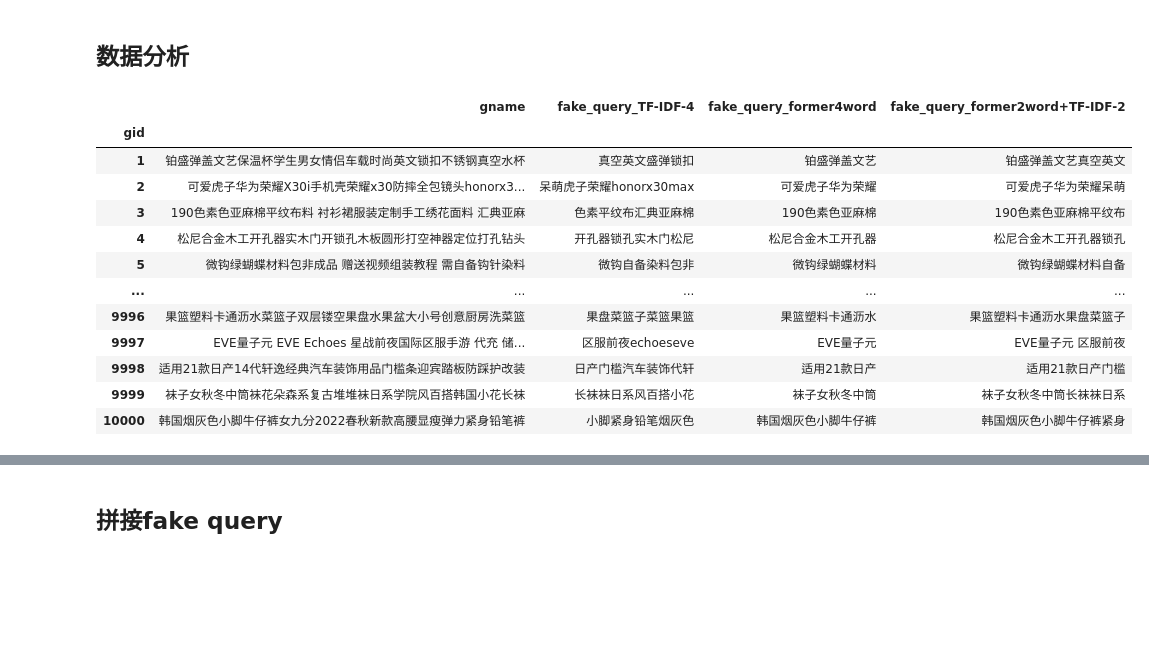
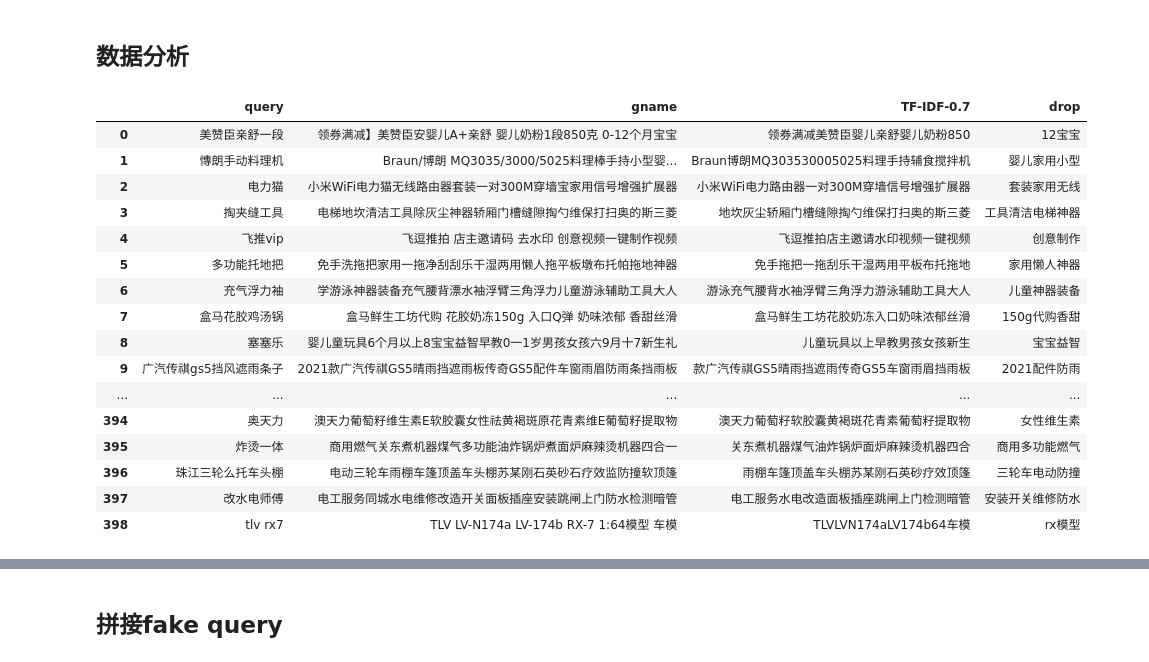
Before and after one commit to YuZhang10/Ali_Ecom_Search_Contest_2021, a Jupyter notebook: simcse.ipynb, the cells around one changed output, grey strips where cells are left out. Cells and saved outputs as stored; diff of their text form; code cells hidden in the pictures; blank space fills up the shorter version.

```diff
--- a/simcse.ipynb
+++ b/simcse.ipynb
@@ -95,52 +95,91 @@ import math
 import jieba
 from collections import Counter
 from tqdm import tqdm
+import pandas as pd
+corpus_data = pd.read_csv("./data/simple_corpus.csv")
 sentences = []
 word_set = set()
-temp = corpus_data.head(10000).copy()
+temp = corpus_data.head(10).copy()
 for row in tqdm(temp.gname.values.tolist()):
     seg_list = list(jieba.cut(row, cut_all=False))
     # sentence = " ".join([seg for seg in seg_list if seg != '' and seg != "\n" and seg != "\n\n"])
     sentences.append(seg_list)
     word_set.update(set(seg_list))
+# %%
+import math
+import jieba
+from collections import Counter
+from tqdm import tqdm
+import pandas as pd
+corpus_data = pd.read_csv("./data/simple_full_query_corpus_pairs.csv")
 # %%
 # tf idf
-from sklearn.feature_extraction.text import TfidfVectorizer,CountVectorizer,TfidfTransformer
-vectorizer = CountVectorizer()
-transformer = TfidfTransformer()
+from sklearn.feature_extraction.text import TfidfVectorizer
+import numpy as np
+sentences = []
+word_set = set()
+temp = corpus_data.head(10000).copy()
+for row in tqdm(temp.gname.values.tolist()):
+    seg_list = list(jieba.cut(row, cut_all=False))
+    # sentence = " ".join([seg for seg in seg_list if seg != '' and seg != "\n" and seg != "\n\n"])
+    sentences.append(seg_list)
+    word_set.update(set(seg_list))
 concat_sentences = [" ".join(sent) for sent in sentences]
-tfidf = transformer.fit_transform(vectorizer.fit_transform(concat_sentences))
+vectorizer = TfidfVectorizer()
+X = vectorizer.fit_transform(concat_sentences)
 word_array = np.array(vectorizer.get_feature_names()) #所有文本的关键字
-weight = tfidf.toarray()              #对应的tfidf矩阵
-# 取每一个的重要性前10的单词，伪造一个query
-import numpy as np
-n = 4
-top_word_idx = np.argpartition(weight, -n, axis=1)[:,-n:]
+weights = X.toarray()              #对应的tfidf矩阵
+# 抽取weight前n的词
+# n = 10
+# top_word_idx = np.argpartition(weight, -n, axis=1)[:,-n:]
+ratio = 0.7
 tf_idf_query = []
-for i in range(len(top_word_idx)):
-    tf_idf_query.append(word_array[top_word_idx[i]].tolist())
+drop_words = []
+for i in tqdm(range(len(weights))):
+    weight = weights[i]
+    sentence = sentences[i]
+    mask_w = weight[np.nonzero(weight)]
+    mask_word = word_array[np.nonzero(weight)]
+    score_rank = sorted(mask_w)
+    drop_cnt = int((1-ratio)*len(score_rank))
+    threshold = score_rank[drop_cnt]
+    chosen_ids = np.where(weight>=threshold)[0]
+    chosen_words = word_array[chosen_ids]
+    drop_word = word_array[np.where((weight<threshold) & (weight>0))[0]]
+    # print(f"drop {drop_word}")
+    # print(f"chosen word {chosen_words}")
+    # print(mask_word)
+    # print(sentence)
+    assert len(chosen_ids)+len(drop_word) == len(mask_w), f"{len(chosen_ids)},{drop_cnt},{len(mask_w)}"
+    tf_idf_query.append([word for word in sentence if word.lower() in chosen_words])
+    drop_words.append(drop_word)
 # print(fake_query)
-temp[f"fake_query_TF-IDF-{n}"] = ["".join(ws) for ws in fake_query]
+temp[f"TF-IDF-{ratio}"] = ["".join(ws) for ws in tf_idf_query]
+temp[f"drop"] = ["".join(ws) for ws in drop_words]
 # def f(x):
 #     L = len(x.gname)
 #     cut_at = min(L//2,10)
 #     return x.gname[:cut_at]
 # temp['fake_query_former10'] = temp.apply(f,axis=1)
-temp[f'fake_query_former4word'] = ["".join(sent[:4]) for sent in sentences]
-temp['fake_query_former2word+TF-IDF-2'] = ["".join(list(dict.fromkeys(sent[:4]+tfidf[:2]))) for sent,tfidf in zip(sentences,tf_idf_query)]
-with pd.option_context('display.max_rows', 100):
-    display(temp)
+# temp[f'fake_query_former4word'] = ["".join(sent[:4]) for sent in sentences]
+# temp['fake_query_former2word+TF-IDF-2'] = ["".join(list(dict.fromkeys(sent[:4]+tfidf[:2]))) for sent,tfidf in zip(sentences,tf_idf_query)]
+with pd.option_context('display.max_rows', None):
+    display(temp.head(1000))
 # %% [output]
-|  | gname | fake_query_TF-IDF-4 | fake_query_former4word | fake_query_former2word+TF-IDF-2 |
-| gid |  |  |  |  |
-| 1 | 铂盛弹盖文艺保温杯学生男女情侣车载时尚英文锁扣不锈钢真空水杯 | 真空英文盛弹锁扣 | 铂盛弹盖文艺 | 铂盛弹盖文艺真空英文 |
-| 2 | 可爱虎子华为荣耀X30i手机壳荣耀x30防摔全包镜头honorx3... | 呆萌虎子荣耀honorx30max | 可爱虎子华为荣耀 | 可爱虎子华为荣耀呆萌 |
-| 3 | 190色素色亚麻棉平纹布料 衬衫裙服装定制手工绣花面料 汇典亚麻 | 色素平纹布汇典亚麻棉 | 190色素色亚麻棉 | 190色素色亚麻棉平纹布 |
-| 4 | 松尼合金木工开孔器实木门开锁孔木板圆形打空神器定位打孔钻头 | 开孔器锁孔实木门松尼 | 松尼合金木工开孔器 | 松尼合金木工开孔器锁孔 |
-| 5 | 微钩绿蝴蝶材料包非成品 赠送视频组装教程 需自备钩针染料 | 微钩自备染料包非 | 微钩绿蝴蝶材料 | 微钩绿蝴蝶材料自备 |
+|  | query | gname | TF-IDF-0.7 | drop |
+| 0 | 美赞臣亲舒一段 | 领券满减】美赞臣安婴儿A+亲舒 婴儿奶粉1段850克 0-12个月宝宝 | 领券满减美赞臣婴儿亲舒婴儿奶粉850 | 12宝宝 |
+| 1 | 慱朗手动料理机 | Braun/博朗 MQ3035/3000/5025料理棒手持小型婴... | Braun博朗MQ303530005025料理手持辅食搅拌机 | 婴儿家用小型 |
+| 2 | 电力猫 | 小米WiFi电力猫无线路由器套装一对300M穿墙宝家用信号增强扩展器 | 小米WiFi电力路由器一对300M穿墙信号增强扩展器 | 套装家用无线 |
+| 3 | 掏夹缝工具 | 电梯地坎清洁工具除灰尘神器轿厢门槽缝隙掏勺维保打扫奥的斯三菱 | 地坎灰尘轿厢门槽缝隙掏勺维保打扫奥的斯三菱 | 工具清洁电梯神器 |
+| 4 | 飞推vip | 飞逗推拍 店主邀请码 去水印 创意视频一键制作视频 | 飞逗推拍店主邀请水印视频一键视频 | 创意制作 |
+| 5 | 多功能托地把 | 免手洗拖把家用一拖净刮刮乐干湿两用懒人拖平板墩布托帕拖地神器 | 免手拖把一拖刮乐干湿两用平板布托拖地 | 家用懒人神器 |
+| 6 | 充气浮力袖 | 学游泳神器装备充气腰背漂水袖浮臂三角浮力儿童游泳辅助工具大人 | 游泳充气腰背水袖浮臂三角浮力游泳辅助工具大人 | 儿童神器装备 |
+| 7 | 盒马花胶鸡汤锅 | 盒马鲜生工坊代购 花胶奶冻150g 入口Q弹 奶味浓郁 香甜丝滑 | 盒马鲜生工坊花胶奶冻入口奶味浓郁丝滑 | 150g代购香甜 |
+| 8 | 塞塞乐 | 婴儿童玩具6个月以上8宝宝益智早教0一1岁男孩女孩六9月十7新生礼 | 儿童玩具以上早教男孩女孩新生 | 宝宝益智 |
+| 9 | 广汽传祺gs5挡风遮雨条子 | 2021款广汽传祺GS5晴雨挡遮雨板传奇GS5配件车窗雨眉防雨条挡雨板 | 款广汽传祺GS5晴雨挡遮雨传奇GS5车窗雨眉挡雨板 | 2021配件防雨 |
 | ... | ... | ... | ... | ... |
-| 9996 | 果篮塑料卡通沥水菜篮子双层镂空果盘水果盆大小号创意厨房洗菜篮 | 果盘菜篮子菜篮果篮 | 果篮塑料卡通沥水 | 果篮塑料卡通沥水果盘菜篮子 |
-| 9997 | EVE量子元 EVE Echoes 星战前夜国际区服手游 代充 储... | 区服前夜echoeseve | EVE量子元 | EVE量子元 区服前夜 |
-| 9998 | 适用21款日产14代轩逸经典汽车装饰用品门槛条迎宾踏板防踩护改装 | 日产门槛汽车装饰代轩 | 适用21款日产 | 适用21款日产门槛 |
-| 9999 | 袜子女秋冬中筒袜花朵森系复古堆堆袜日系学院风百搭韩国小花长袜 | 长袜袜日系风百搭小花 | 袜子女秋冬中筒 | 袜子女秋冬中筒长袜袜日系 |
-| 10000 | 韩国烟灰色小脚牛仔裤女九分2022春秋新款高腰显瘦弹力紧身铅笔裤 | 小脚紧身铅笔烟灰色 | 韩国烟灰色小脚牛仔裤 | 韩国烟灰色小脚牛仔裤紧身 |
+| 394 | 奥天力 | 澳天力葡萄籽维生素E软胶囊女性祛黄褐斑原花青素维E葡萄籽提取物 | 澳天力葡萄籽软胶囊黄褐斑花青素葡萄籽提取物 | 女性维生素 |
+| 395 | 炸烫一体 | 商用燃气关东煮机器煤气多功能油炸锅炉煮面炉麻辣烫机器四合一 | 关东煮机器煤气油炸锅炉面炉麻辣烫机器四合 | 商用多功能燃气 |
+| 396 | 珠江三轮么托车头棚 | 电动三轮车雨棚车篷顶盖车头棚苏某刚石英砂石疗效监防撞软顶篷 | 雨棚车篷顶盖车头棚苏某刚石英砂疗效顶篷 | 三轮车电动防撞 |
+| 397 | 改水电师傅 | 电工服务同城水电维修改造开关面板插座安装跳闸上门防水检测暗管 | 电工服务水电改造面板插座跳闸上门检测暗管 | 安装开关维修防水 |
+| 398 | tlv rx7 | TLV LV-N174a LV-174b RX-7 1:64模型 车模 | TLVLVN174aLV174b64车模 | rx模型 |
```
Also changed, not shown: parts of 9 cells of this notebook, 4 other files.
